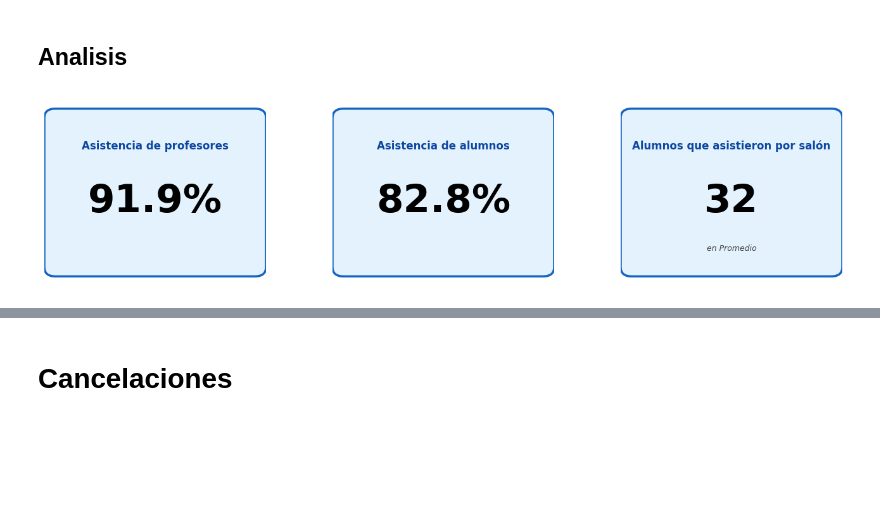
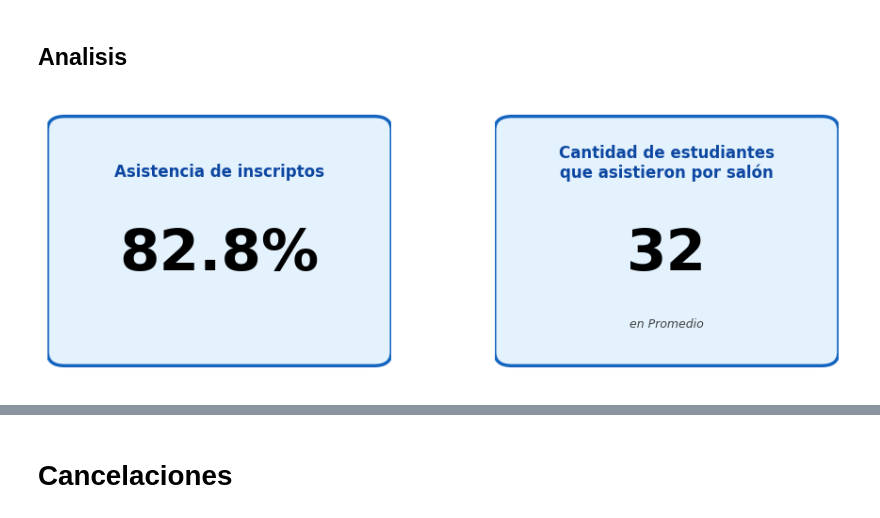
Before and after one commit to Crack-The-Code-Data/Resumen-automatico-de-cierre-de-proyectos, a Jupyter notebook: Notebook.ipynb, the cells around one changed output, grey strips where cells are left out. Drawn from its saved outputs; the diff is of its cells as text; code cells hidden in the pictures; blank space fills up the shorter version.

```diff
--- a/Notebook.ipynb
+++ b/Notebook.ipynb
@@ -1508,8 +1511,8 @@ if tiene_grados:
 # %%
 # 1. DISTRIBUCIÓN POR GÉNERO
 dist_genero = df_alumnos.groupby('genero')['id'].nunique().reset_index().sort_values('id', ascending=False)
-dist_genero.columns = ['Género', 'Estudiantes']
-dist_genero['% del total'] = (dist_genero['Estudiantes'] / dist_genero['Estudiantes'].sum() * 100).round(1)
+dist_genero.columns = ['Género', 'Inscritos']
+dist_genero['% del total'] = (dist_genero['Inscritos'] / dist_genero['Inscritos'].sum() * 100).round(1)
 
 
 # Crear figura con dos subplots (gráfico + tabla)
@@ -1524,7 +1527,7 @@ ax_pie = fig_genero.add_subplot(gs[0])
 color_map = {
     'Masculino': '#A8D5F2',  # Azul pastel
     'Femenino': '#FFB6C1',   # Rosa pastel
-    'Indefinido': '#D3D3D3'  # Gris
+    'Otros': '#D3D3D3'  # Gris
 }
 
 # Asignar colores según el género en el DataFrame
@@ -1532,7 +1535,7 @@ colores = [color_map.get(genero, '#CCCCCC') for genero in dist_genero['Género']
 explode = [0.05] * len(dist_genero)  # Crear lista con 0.05 para cada categoría
 
 wedges, texts, autotexts = ax_pie.pie(
-    dist_genero['Estudiantes'],
+    dist_genero['Inscritos'],
     labels=dist_genero['Género'],
     autopct='%1.1f%%',
     startangle=90,
@@ -1555,7 +1558,7 @@ for text in texts:
     text.set_weight('bold')
     text.set_color('#2E3F5F')
 
-ax_pie.set_title('Distribución de Alumnos por Género',
+ax_pie.set_title('Distribución de Inscriptos por Género',
                  fontsize=14, weight='bold', pad=20, color="black")
 
 
@@ -1657,6 +1656,10 @@ df_etnias_desagregadas = desagregar(df_alumnos)
 
 # Calcular distribución
 dist_etnia = df_etnias_desagregadas.groupby('valor_individual')['id'].nunique().reset_index()
+
+# Quitar #. del inicio si existe
+dist_etnia['valor_individual'] = dist_etnia['valor_individual'].str.replace(r'^\d+\.\s*', '', regex=True)
+
 dist_etnia.columns = ['Etnia/Ascendencia', 'Identificadas']
 dist_etnia=dist_etnia.sort_values('Identificadas', ascending=False)
 
@@ -1669,7 +1672,7 @@ fig_etnia = crear_grafico_distribucion(
     df_distribucion=dist_etnia,
     col_categoria='Etnia/Ascendencia',
     col_cantidad='Identificadas',
-    titulo_grafico='Distribución de Alumnos por Etnia',
+    titulo_grafico='Distribución de Inscriptos por Etnia',
     label_y='',
     colormap='#3182bd')
 
@@ -1686,6 +1689,10 @@ df_dispositivos_personales_desagregadas = desagregar(df_alumnos, 'dispositivo_pe
 
 # Calcular distribución
 dist_dispositivos_personales = df_dispositivos_personales_desagregadas.groupby('valor_individual')['id'].nunique().reset_index()
+
+# Quitar #. del inicio si existe
+dist_dispositivos_personales['valor_individual'] = dist_dispositivos_personales['valor_individual'].str.replace(r'^\d+\.\s*', '', regex=True)
+
 dist_dispositivos_personales.columns = ['Dispositivo personal', 'Identificados']
 dist_dispositivos_personales=dist_dispositivos_personales.sort_values('Identificados', ascending=False)
 
@@ -1698,7 +1705,7 @@ fig_dispositivos_personales = crear_grafico_distribucion(
     df_distribucion=dist_dispositivos_personales,
     col_categoria='Dispositivo personal',
     col_cantidad='Identificados',
-    titulo_grafico='Distribución de Alumnos por Etnia',
+    titulo_grafico='Distribución de Inscriptos por Etnia',
     label_y='',
     colormap='#3182bd')
 
@@ -1715,12 +1722,14 @@ dist_estrato = df_alumnos.groupby('estrato_socioeconomico')['id'].nunique().rese
 dist_estrato.columns = ['Estrato', 'Estudiantes']
 dist_estrato['% del total'] = (dist_estrato['Estudiantes'] / dist_estrato['Estudiantes'].sum() * 100).round(1)
 dist_estrato = dist_estrato.sort_values('Estrato')
+# Quitar #. del inicio si existe
+dist_estrato['Estrato'] = dist_estrato['Estrato'].str.replace(r'^\d+\.\s*', '', regex=True)
 
 fig_estrato = crear_grafico_distribucion(
     df_distribucion=dist_estrato,
     col_categoria='Estrato',
     col_cantidad='Estudiantes',
-    titulo_grafico='Distribución de Alumnos por Estrato',
+    titulo_grafico='Distribución de Inscriptos por Estrato',
     label_y='',
     colormap='#3182bd')
 
@@ -2058,32 +2097,27 @@ if tiene_grados:
 # %%
 datos_asistencia = [
     {
-        'titulo': 'Asistencia de profesores',
-        'valor': asistencia_por(df_asistencia_profe, 'name')['% Asistencia'][0],
-        'sufijo': '%'
-    },
-    {
-        'titulo': 'Asistencia de alumnos',
+        'titulo': 'Asistencia de inscriptos',
         'valor': asistencia_por(df_asistencia_alumno, 'name')['% Asistencia'][0],
         'sufijo': '%'
     },
     {
-        'titulo': 'Alumnos que asistieron por salón',
+        'titulo': 'Cantidad de estudiantes que asistieron por salón',
         'valor': promedio_alumnos_asistentes_por_salon,
         'subtitulo': 'en Promedio'
     }
     ]
 
 fig_tarjetas_asistencias= crear_grafico_cards(datos_asistencia, titulo_general="")
 
 # Guardar en biblioteca
 biblioteca['Asistencias'].append({
     'name': 'Tarjetas de asistencia',
     'fig': fig_tarjetas_asistencias,
     'df': pd.DataFrame(datos_asistencia)
 })
 # %% [output]
-[figure, old version]
+[figure, new version]
 # %%
 fig_asistencia_alumno= grafico_columnas_asistencia(
     df=df_asistencia_alumno,
```
Also changed, not shown: parts of 38 cells of this notebook, 1 other file.
